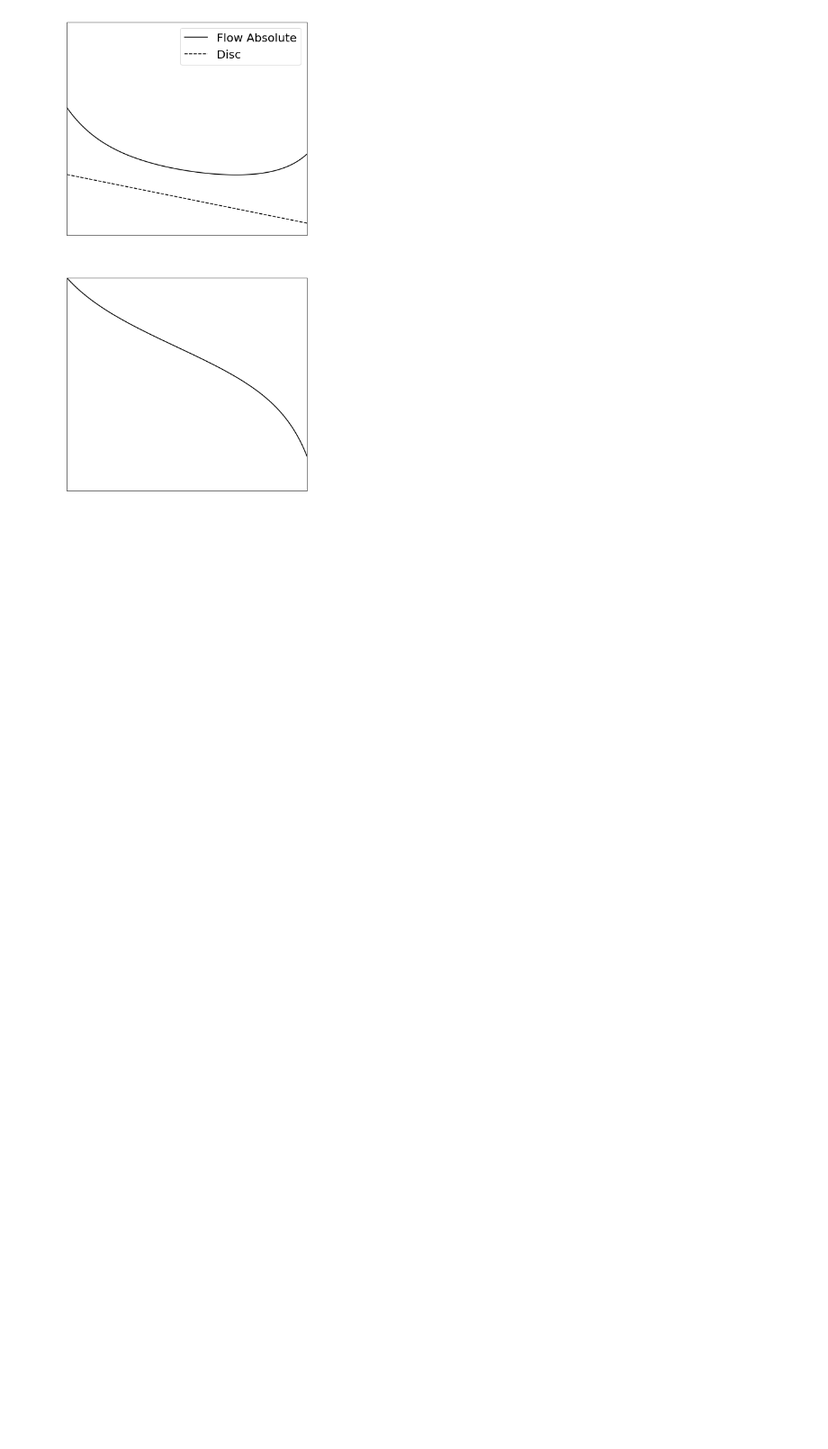
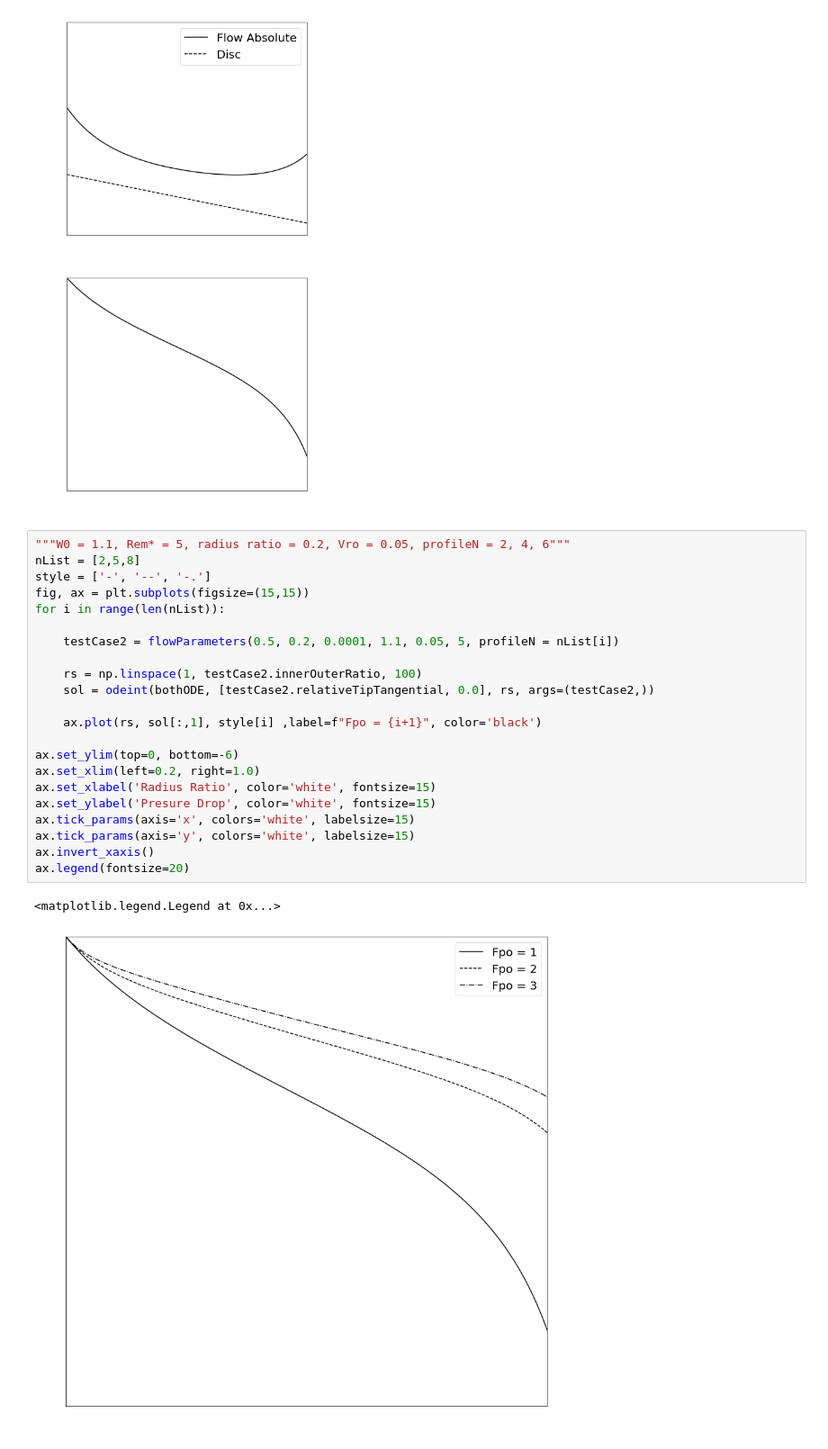
Before and after one commit to kjc1998/Tesla-Turbine-Flow-Simulation, a Jupyter notebook: teslaModelValidation.ipynb, the cells around one changed output. Shown at 90% size. Drawn from its saved outputs; the diff is of its cells as text; blank space fills up the shorter version.

Commit message:
new validation plot

```diff
--- a/teslaModelValidation.ipynb
+++ b/teslaModelValidation.ipynb
@@ -109,3 +109,28 @@ ax[0].invert_xaxis()
 ax[1].invert_xaxis()
 # %% [output]
 [figure]
+# %%
+"""W0 = 1.1, Rem* = 5, radius ratio = 0.2, Vro = 0.05, profileN = 2, 4, 6"""
+nList = [2,5,8]
+style = ['-', '--', '-.']
+fig, ax = plt.subplots(figsize=(15,15))
+for i in range(len(nList)):
+
+    testCase2 = flowParameters(0.5, 0.2, 0.0001, 1.1, 0.05, 5, profileN = nList[i])
+
+    rs = np.linspace(1, testCase2.innerOuterRatio, 100)
+    sol = odeint(bothODE, [testCase2.relativeTipTangential, 0.0], rs, args=(testCase2,))
+
+    ax.plot(rs, sol[:,1], style[i] ,label=f"Fpo = {i+1}", color='black')
+
+ax.set_ylim(top=0, bottom=-6)
+ax.set_xlim(left=0.2, right=1.0)
+ax.set_xlabel('Radius Ratio', color='white', fontsize=15)
+ax.set_ylabel('Presure Drop', color='white', fontsize=15)
+ax.tick_params(axis='x', colors='white', labelsize=15)
+ax.tick_params(axis='y', colors='white', labelsize=15)
+ax.invert_xaxis()
+ax.legend(fontsize=20)
+# %% [output]
+<matplotlib.legend.Legend at 0x...>
+[figure, added]
```
